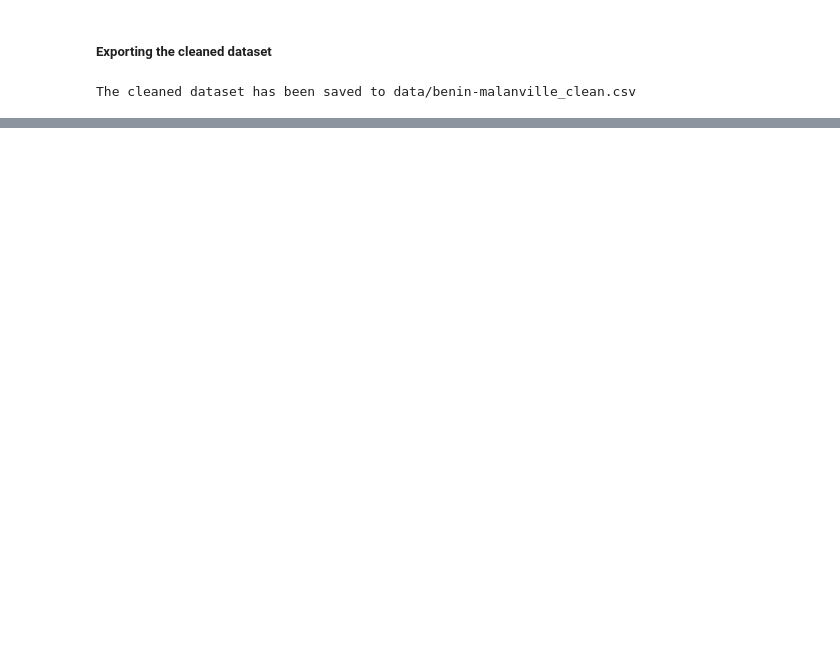
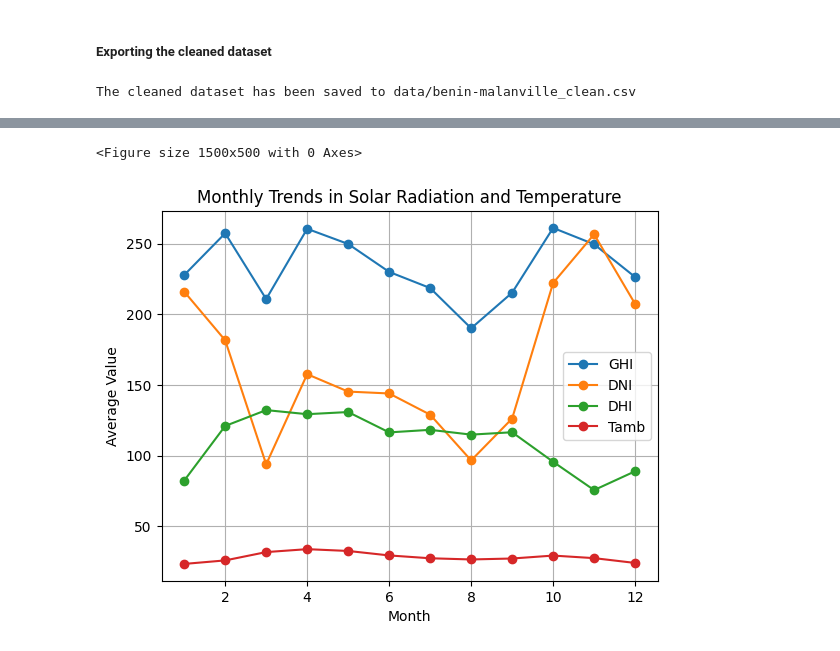
Before and after one commit to chalasimon/solar-challenge-week1, a Jupyter notebook: notebooks/benin_eda.ipynb, the cells around one changed output, grey strips where cells are left out. Saved outputs shown, nothing was run; the diff lists cells and outputs as text; code cells hidden in the pictures; blank space fills up the shorter version.

```diff
--- a/notebooks/benin_eda.ipynb
+++ b/notebooks/benin_eda.ipynb
@@ -216,0 +258,22 @@ The cleaned dataset has been saved to data/benin-malanville_clean.csv
+# %%
+def plot_monthly_trends(df, columns):
+
+    # Extract month from the index
+    df['month'] = df.index.month
+
+    # Monthly averages
+    monthly_data = df.groupby('month')[columns].mean()
+
+    # Plot
+    plt.figure(figsize=(15, 5))
+    monthly_data.plot(kind='line', marker='o')
+    plt.title("Monthly Trends in Solar Radiation and Temperature")
+    plt.xlabel("Month")
+    plt.ylabel("Average Value")
+    plt.grid(True)
+    plt.show()
+# %%
+plot_monthly_trends(df, ['GHI', 'DNI', 'DHI', 'Tamb'])
+# %% [output]
+<Figure size 1500x500 with 0 Axes>
+[figure, added]
```
Also changed, not shown: parts of 16 cells of this notebook.
